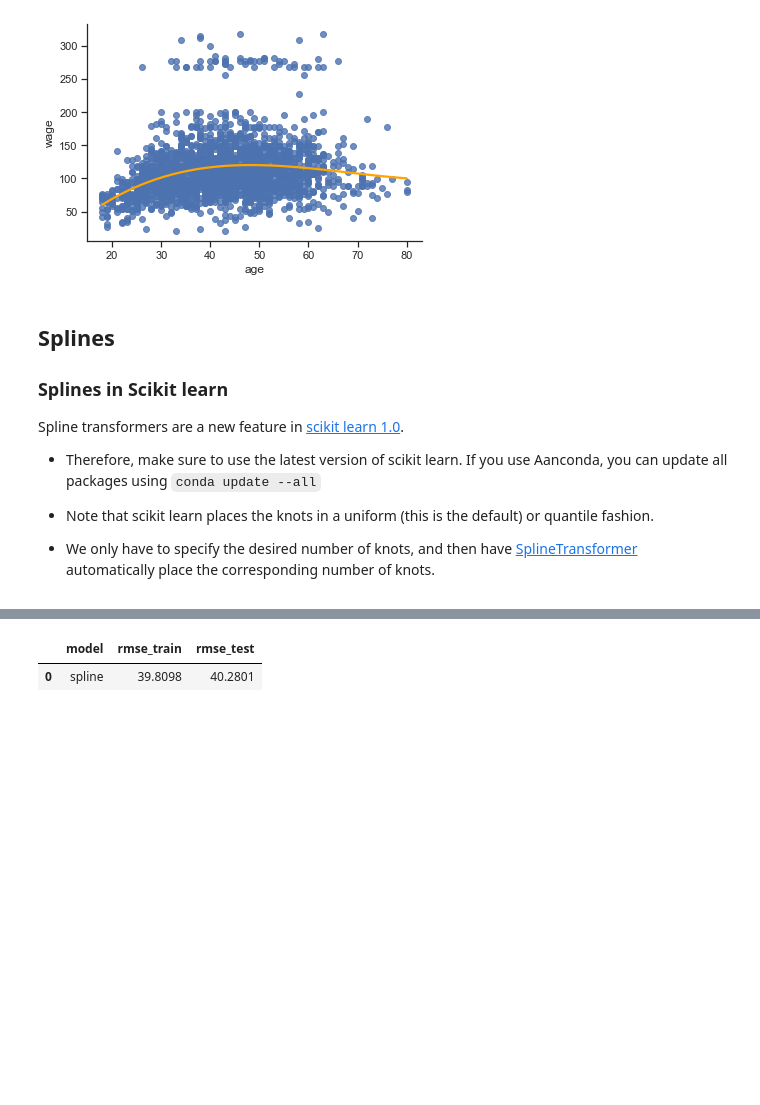
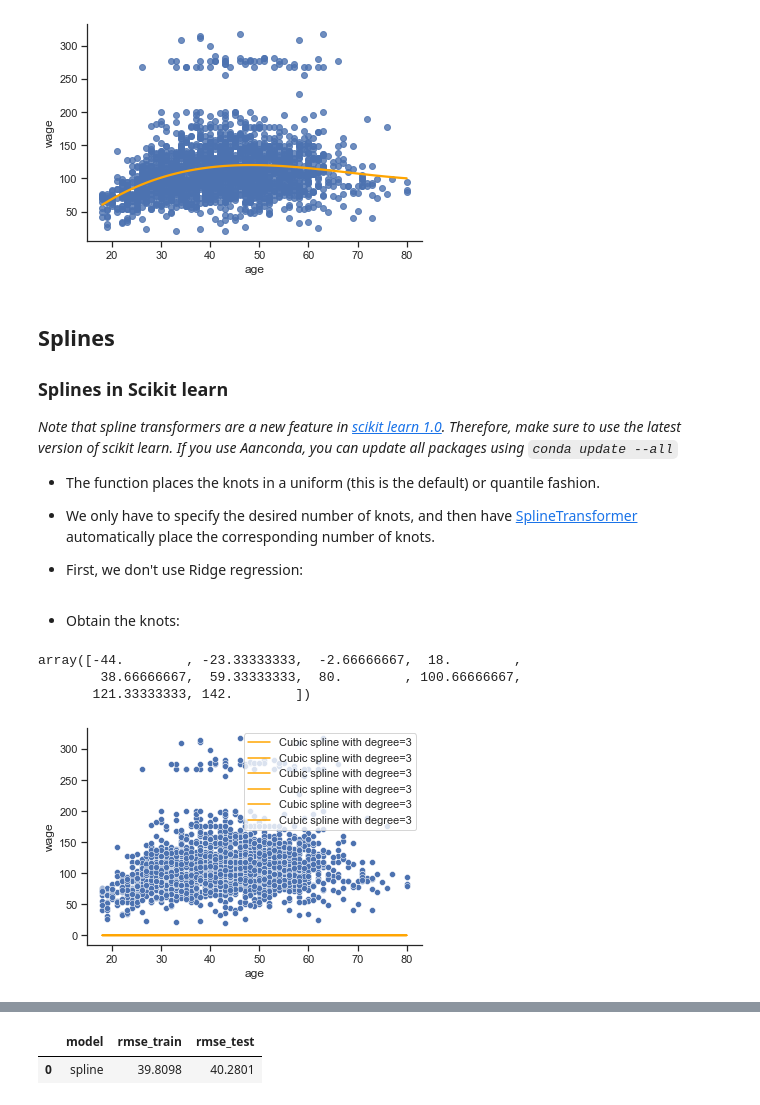
Before and after one commit to kirenz/regression, a Jupyter notebook: docs/splines.ipynb, the cells around one changed output, grey strips where cells are left out. Saved outputs shown, nothing was run; the diff lists cells and outputs as text; code cells hidden in the pictures; blank space fills up the shorter version.

```diff
--- a/docs/splines.ipynb
+++ b/docs/splines.ipynb
@@ -87,0 +108,6 @@ sns.scatterplot(x=X_train['age'], y=y_train['wage'], alpha=0.4);
+# %%
+from sklearn import linear_model
+
+reg_cv = linear_model.RidgeCV(alphas=alphas)
+
+reg_cv.fit(X_train,y_train)
@@ -88,6 +125,6 @@ sns.scatterplot(x=X_train['age'], y=y_train['wage'], alpha=0.4);
 # %%
 from sklearn.linear_model import Ridge
 
-reg = Ridge()
+reg = Ridge(alpha=reg_cv.alpha_)
 reg.fit(X_train,y_train)
 # %% [output]
@@ -168,8 +210,10 @@ sns.regplot(x=X_train['age'],
 
 ### Splines in Scikit learn
 
-Spline transformers are a new feature in [scikit learn 1.0](https://scikit-learn.org/stable/auto_examples/release_highlights/plot_release_highlights_1_0_0.html).
-- Therefore, make sure to use the latest version of scikit learn. If you use Aanconda, you can update all packages using `conda update --all`
+*Note that spline transformers are a new feature in [scikit learn 1.0](https://scikit-learn.org/stable/auto_examples/release_highlights/plot_release_highlights_1_0_0.html). Therefore, make sure to use the latest version of scikit learn. If you use Aanconda, you can update all packages using `conda update --all`*
 
-- Note that scikit learn places the knots in a uniform (this is the default) or quantile fashion.
+- The function places the knots in a uniform (this is the default) or quantile fashion.
+
 - We only have to specify the desired number of knots, and then have [SplineTransformer](https://scikit-learn.org/stable/modules/generated/sklearn.preprocessing.SplineTransformer.html) automatically place the corresponding number of knots.
+
+- First, we don't use Ridge regression:
@@ -175,0 +227,21 @@ Spline transformers are a new feature in [scikit learn 1.0](https://scikit-learn
+# %% [markdown]
+- Obtain the knots:
+# %%
+knots
+# %% [output]
+array([-44.        , -23.33333333,  -2.66666667,  18.        ,
+        38.66666667,  59.33333333,  80.        , 100.66666667,
+       121.33333333, 142.        ])
+# %%
+# Create observations
+x_new = np.linspace(X_test.min(), X_test.max(), 100)
+# Make some predictions
+pred = splt.transform(x_new)
+
+# plot
+sns.scatterplot(x=X_train['age'], y=y_train['wage'])
+
+plt.plot(x_new, pred, label='Cubic spline with degree=3', color='orange')
+plt.legend();
+# %% [output]
+[figure, added]
```
Also changed, not shown: parts of 21 cells of this notebook.
